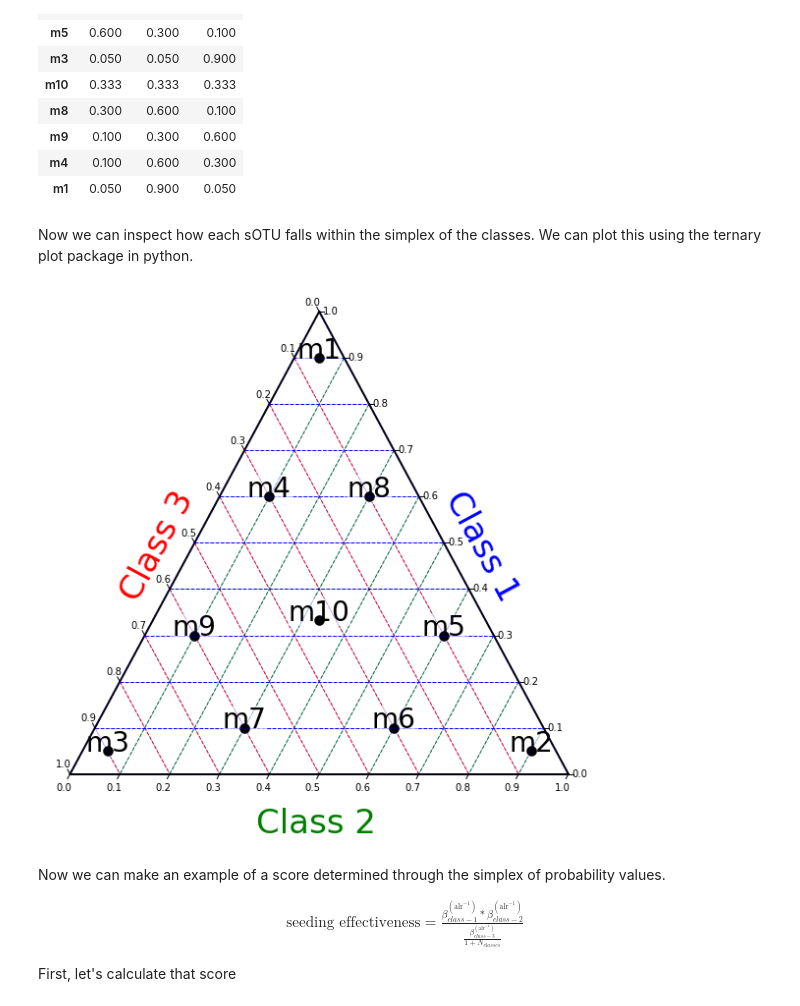
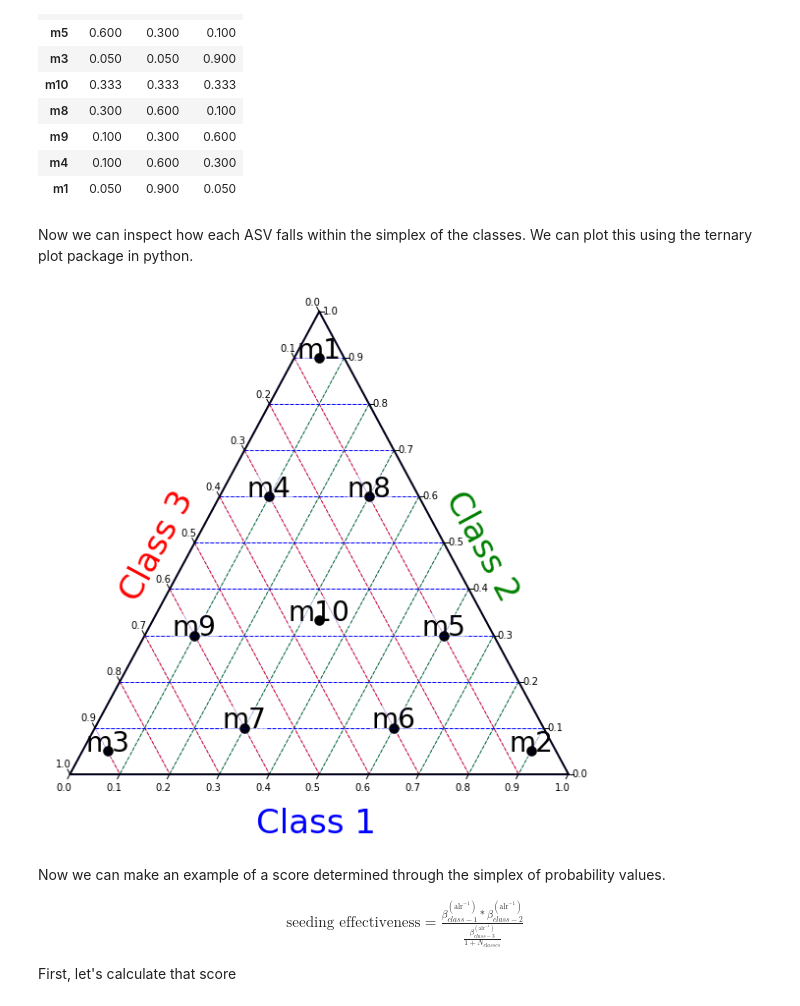
Before and after one commit to hpsunlearning/seeding-study, a Jupyter notebook: tutorials/songbird-alr-inv-tutorial.ipynb, the cells around one changed output. Drawn from its saved outputs; the diff is of its cells as text; code cells hidden in the pictures.

```diff
--- a/tutorials/songbird-alr-inv-tutorial.ipynb
+++ b/tutorials/songbird-alr-inv-tutorial.ipynb
@@ -26,11 +26,11 @@ obs = np.array(list(set(itertools.permutations([.9, 0.05, 0.05])) \
 # make some labels for the example
 ind = ['m'+str(i+1) for i in range(obs.shape[0])]
 col = ['class_' + str(i+1) for i in range(obs.shape[1])]
-col_diff = ['class_' + str(i+1) + '/class_' + str(obs.shape[1])
+col_diff = ['class_' + str(i+2) + '/class_1'
             for i in range(obs.shape[1] - 1)]
 # make sure it is centered
 diffs = alr(obs)
 diffs = diffs - diffs.mean(axis=0)
-#diffs = pd.DataFrame(diffs,
-#                     ind, col_diff)
-#diffs = diffs.sort_values(col_diff[0])
+diffs = pd.DataFrame(diffs,
+                     ind, col_diff)
+diffs = diffs.sort_values(col_diff[0])
@@ -102,7 +75,7 @@ np.around(p_diffs,3)
 | m4 | 0.100 | 0.600 | 0.300 |
 | m1 | 0.050 | 0.900 | 0.050 |
 # %% [markdown]
-Now we can inspect how each sOTU falls within the simplex of the classes. We can plot this using the ternary plot package in python.
+Now we can inspect how each ASV falls within the simplex of the classes. We can plot this using the ternary plot package in python.
 # %%
 # Scatter Plot
 scale = 1.0
@@ -132,39 +105,39 @@ for i in np.arange(0, 1.0, .1):
     tax.left_parallel_line(i, linewidth=1.,
                            color='green',
                            linestyle="--",
                         zorder=-1)
 for i in np.arange(0, 1.0, .1):
     tax.horizontal_line(i, linewidth=1.,
                         color='blue',
                         linestyle="--",
                         zorder=-1)
 # axis labels
-tax.right_axis_label('Class 1',
+tax.bottom_axis_label('Class 1',
+                      fontsize=34,
+                      color='blue')
+tax.right_axis_label('Class 2',
                      fontsize=34,
-                     color='blue')
-tax.bottom_axis_label('Class 2',
-                      fontsize=34,
-                      color='green')
+                     color='green')
 tax.left_axis_label('Class 3',
                     fontsize=34,
                     color='red')
 # set boundry types
 tax.boundary(linewidth=2.0)
 tax.gridlines(multiple=.1,
               color="blue")
 tax.ticks(axis='lbr',
           linewidth=1,
           multiple=0.1,
           tick_formats="%.1f")
 tax.ax.set_facecolor('gray')
 tax.clear_matplotlib_ticks()
 tax.get_axes().axis('off')
 figure.patch.set_facecolor('None')
 tax.savefig('tutorial-results/toy-simplex.pdf',
                 dpi=1000)
 tax.show()
 # %% [output]
-[figure, old version]
+[figure, new version]
 # %% [markdown]
 Now we can make an example of a score determined through the simplex of probability values.
 
```
Also changed, not shown: parts of 7 cells of this notebook, 3 other files.
